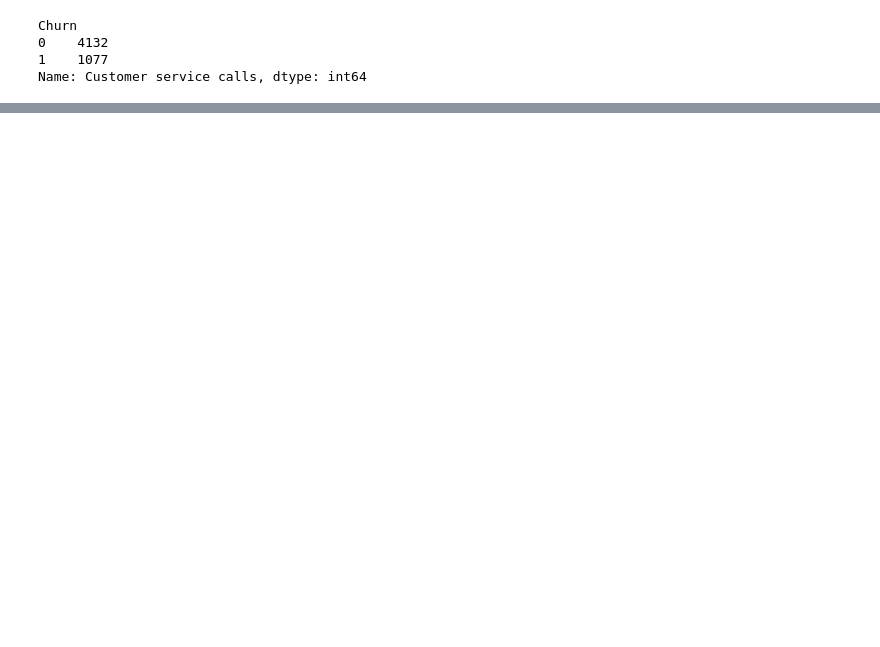
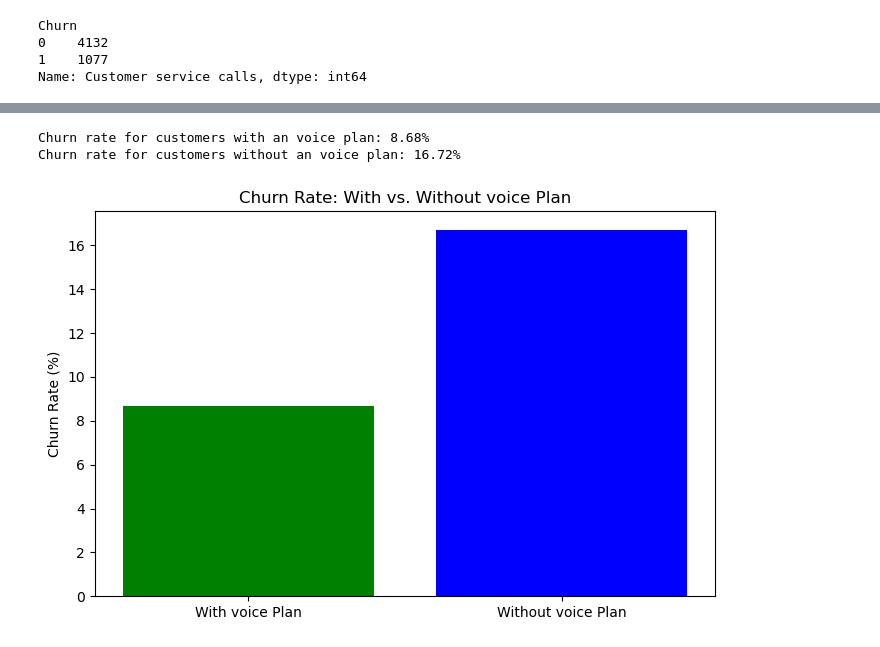
Before and after one commit to shriansh8619/telephone_eda, a Jupyter notebook: telephone_EDA.ipynb, the cells around one changed output, grey strips where cells are left out. Saved outputs shown, nothing was run; the diff lists cells and outputs as text; code cells hidden in the pictures; blank space fills up the shorter version.

```diff
--- a/telephone_EDA.ipynb
+++ b/telephone_EDA.ipynb
@@ -129,0 +195,22 @@ Name: Customer service calls, dtype: int64
+# %%
+cust_with_voice_plans=df[df['Voice mail plan']=='Yes']
+cust_without_voice_plans=df[df['Voice mail plan']=='No']
+
+churn_rate_with_voice_plan=cust_with_voice_plans['Churn'].mean()*100
+churn_rate_without_voice_plan=cust_without_voice_plans['Churn'].mean()*100
+print(f'Churn rate for customers with an voice plan: {churn_rate_with_voice_plan:.2f}%')
+print(f'Churn rate for customers without an voice plan: {churn_rate_without_voice_plan:.2f}%')
+
+
+labels = ['With voice Plan', 'Without voice Plan']
+churn_rates = [churn_rate_with_voice_plan, churn_rate_without_voice_plan]
+
+plt.figure(figsize=(8, 5))
+plt.bar(labels, churn_rates, color=['green', 'blue'])
+plt.title('Churn Rate: With vs. Without voice Plan')
+plt.ylabel('Churn Rate (%)')
+plt.show()
+# %% [output]
+Churn rate for customers with an voice plan: 8.68%
+Churn rate for customers without an voice plan: 16.72%
+[figure, added]
```
Also changed, not shown: parts of 17 cells of this notebook.
